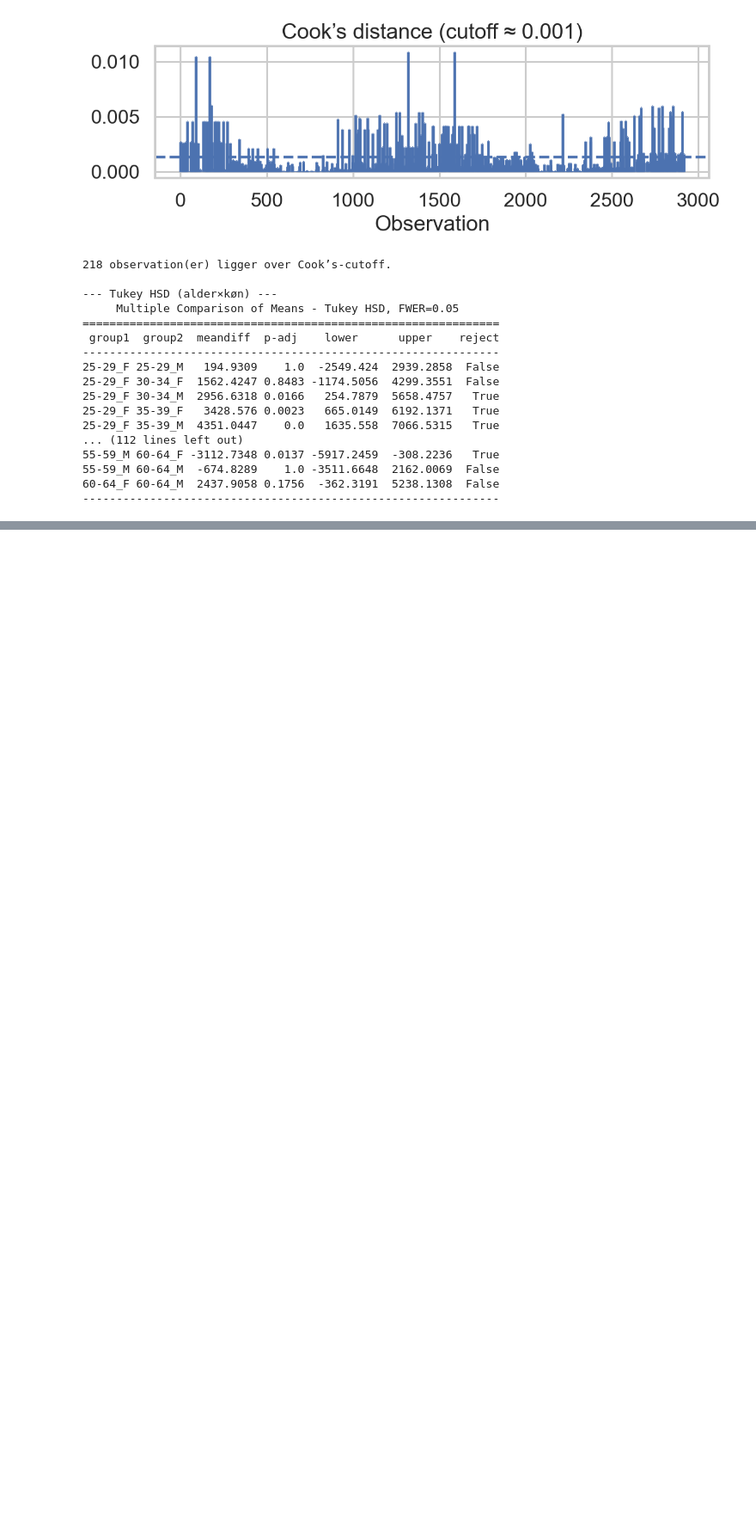
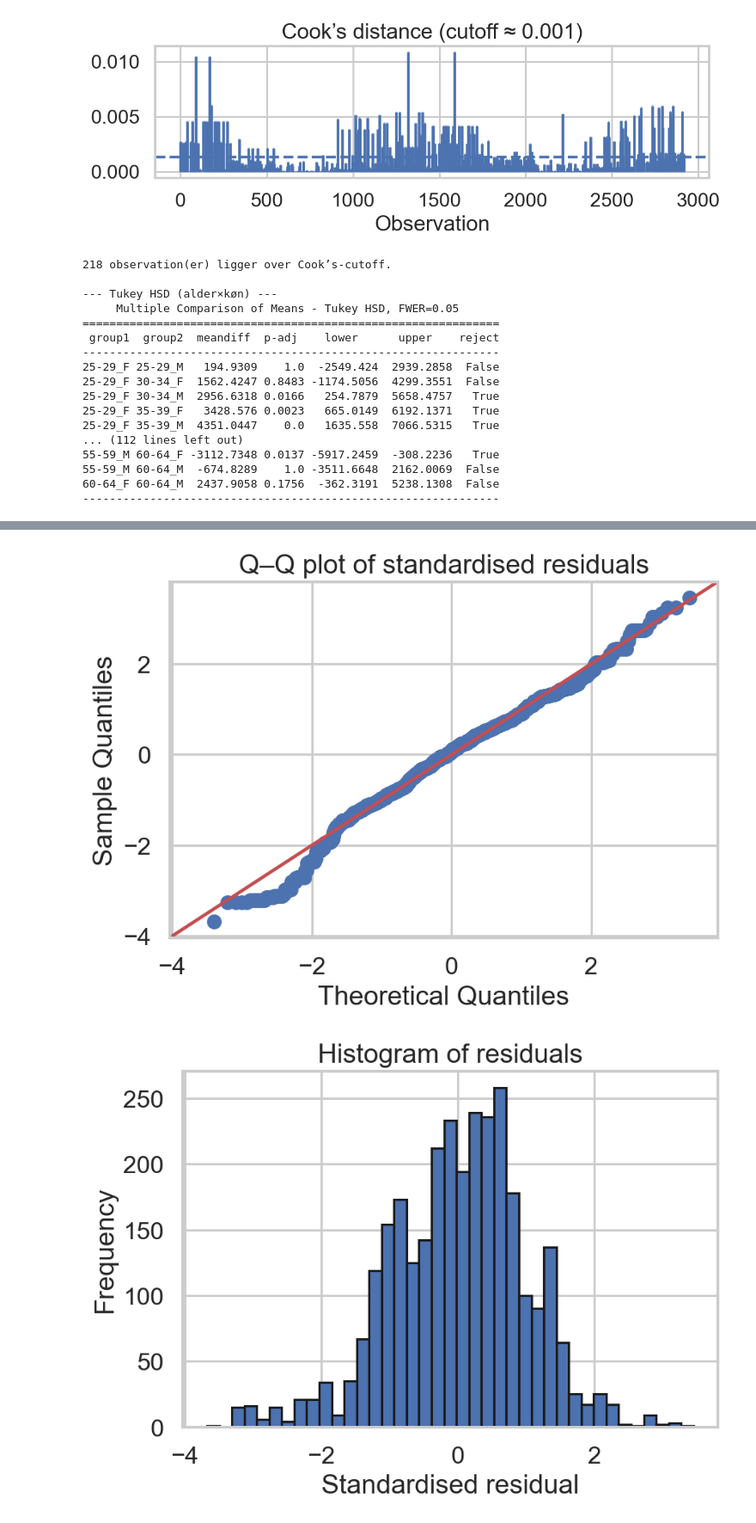
Before and after one commit to MagnusLauO/Project-in-Stat.-Eval.-02445, a Jupyter notebook: DEEPANOVA.ipynb, the cells around one changed output, grey strips where cells are left out. Shown at 86% size. Cells and saved outputs as stored; diff of their text form; code cells hidden in the pictures; blank space fills up the shorter version.

```diff
--- a/DEEPANOVA.ipynb
+++ b/DEEPANOVA.ipynb
@@ -452,0 +540,75 @@ Durbin-Watson         : DW = 1.974
+# %%
+# job_gender_anova_en.py  ---------------------------------------------
+# Checks:
+#   1) Do the five job categories differ in pay level?
+#   2) Does the gender gap vary from job to job?
+# Includes residual-normality diagnostics.
+# ---------------------------------------------------------------------
+import pandas as pd
+import statsmodels.formula.api as smf
+import statsmodels.api as sm
+import matplotlib.pyplot as plt
+import seaborn as sns
+import scipy.stats as st
+import numpy as np
+
+CSV = "/Users/vitusthaulow/Documents/GitHub/Project-in-Stat.-Eval.-02445/salaries_3000.csv"
+
+# ---------- 1. Load & prepare ----------------------------------------
+cols = ["gender", "age", "occupation", "middle_salary"]
+df   = pd.read_csv(CSV, usecols=cols)
+
+for col in ["gender", "age", "occupation"]:
+    df[col] = df[col].astype("category")
+
+# ---------- 2. Two-way ANOVA (occupation × gender, controlling age) ---
+model = smf.ols("middle_salary ~ C(occupation)*C(gender) + C(age)", data=df).fit()
+anova = sm.stats.anova_lm(model, typ=2)
+
+print("\n=== 2-way ANOVA + age covariate ===")
+print(anova.loc[["C(occupation)", "C(gender)", "C(occupation):C(gender)"]])
+
+# ---------- 3. Residual normality diagnostics ------------------------
+resid   = model.resid
+resid_z = (resid - resid.mean()) / resid.std(ddof=1)   # standardised residuals
+
+# Shapiro–Wilk (optional but quick to add)
+w, p = st.shapiro(resid)
+print(f"\nShapiro–Wilk test: W = {w:.3f},  p = {p:.4g}")
+
+# Q–Q plot
+sm.qqplot(resid_z, line="45")
+plt.title("Q–Q plot of standardised residuals")
+plt.tight_layout()
+plt.show()
+
+# Histogram
+plt.hist(resid_z, bins="auto", edgecolor="k")
+plt.xlabel("Standardised residual")
+plt.ylabel("Frequency")
+plt.title("Histogram of residuals")
+plt.tight_layout()
+plt.show()
+
+# ---------- 4. Bar-plot (same look-and-feel) --------------------------
+sns.set_theme(style="whitegrid", context="talk")
+plt.rcParams["figure.dpi"] = 150
+
+colour_map = {"F": "#1f77b4", "M": "#ff7f0e"}   # blue / orange
+
+mean_tbl = (df.groupby(["occupation", "gender"])["middle_salary"]
+              .mean()
+              .unstack())
+
+ax = mean_tbl.loc[:, ["F", "M"]].plot(
+        kind="bar", figsize=(10, 6), rot=0,
+        color=[colour_map["F"], colour_map["M"]])
+
+ax.set_xlabel("Job category")
+ax.set_ylabel("Expected salary (DKK)")
+ax.set_title("Average salary by gender within each job category")
+ax.legend(title="gender")
+
+plt.tight_layout()
+plt.show()
+# %% [output]
@@ -452,0 +622,2 @@ Durbin-Watson         : DW = 1.974
+[figure, added]
+[figure, added]
```
Also changed, not shown: parts of 3 cells of this notebook.
